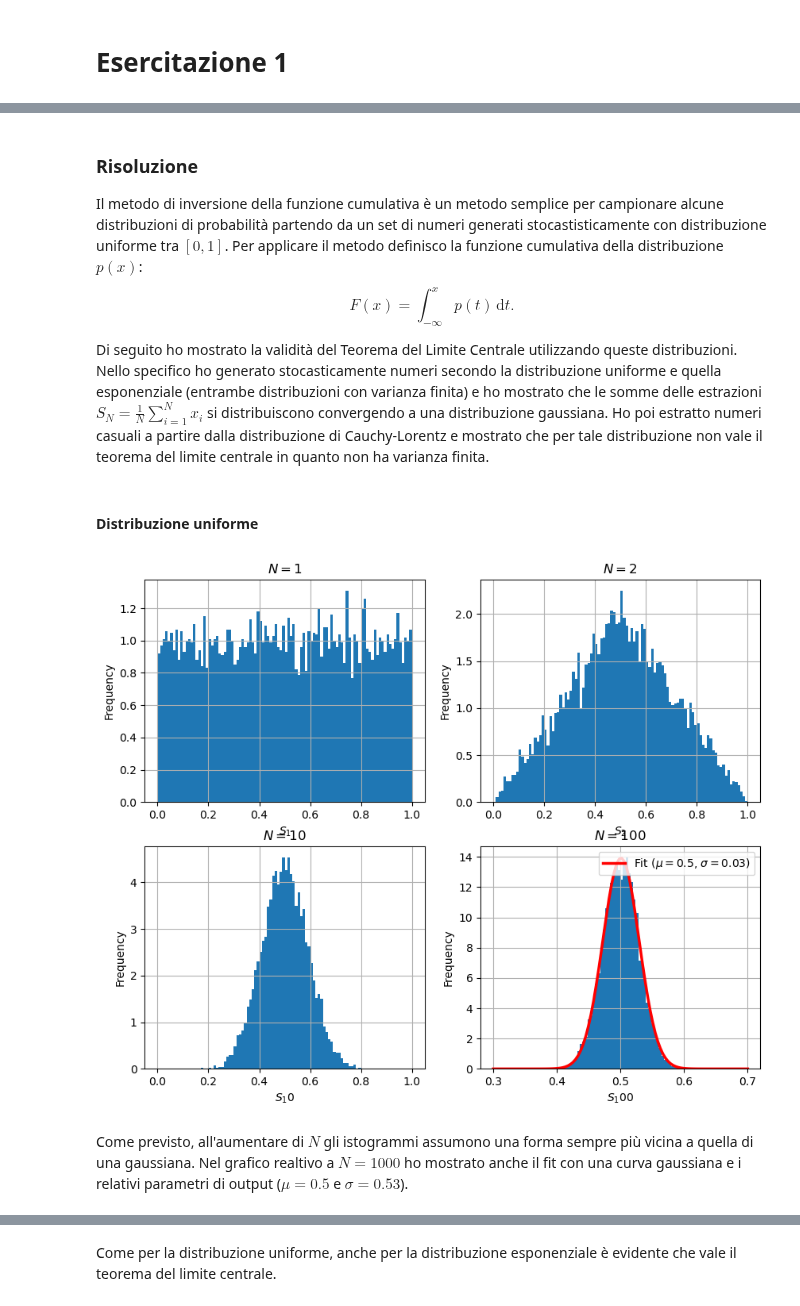
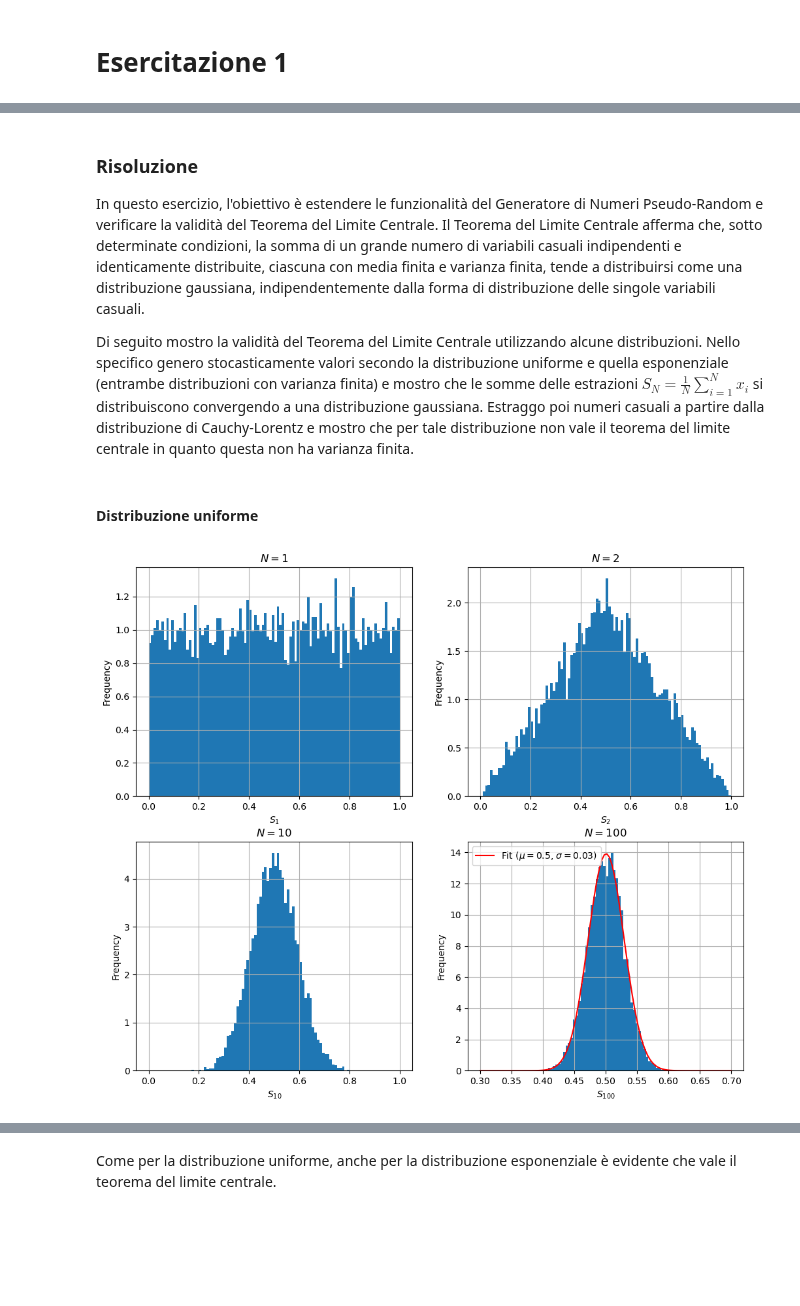
Before and after one commit to matteopicciolini/Numeric-Simulation-Laboratory, a Jupyter notebook: JupyterNotebooks/Exercises_01.ipynb, the cells around one changed output, grey strips where cells are left out. Drawn from its saved outputs; the diff is of its cells as text; code cells hidden in the pictures; blank space fills up the shorter version.

```diff
--- a/JupyterNotebooks/Exercises_01.ipynb
+++ b/JupyterNotebooks/Exercises_01.ipynb
@@ -161,10 +169,10 @@ plt.show()
 Note tha you can try to fit the case $N=100$ with a Gaussian for standard and exponential dices, whereas you should use a Cauchy-Lorentz distribution for the last case.
 # %% [markdown]
 ### Risoluzione
-Il metodo di inversione della funzione cumulativa è un metodo semplice per campionare alcune distribuzioni di probabilità partendo da un set di numeri generati stocastisticamente con distribuzione uniforme tra $\left[0, 1\right]$. Per applicare il metodo definisco la funzione cumulativa della distribuzione $p(x)$:
-$$F(x) = \int_{-\infty}^{x} p(t)\, \mbox{d}t.$$
 
-Di seguito ho mostrato la validità del Teorema del Limite Centrale utilizzando queste distribuzioni. Nello specifico ho generato stocasticamente numeri secondo la distribuzione uniforme e quella esponenziale (entrambe distribuzioni con varianza finita) e ho mostrato che le somme delle estrazioni $S_N = \frac{1}{N} \sum_{i=1}^{N}x_i$ si distribuiscono convergendo a una distribuzione gaussiana. Ho poi estratto numeri casuali a partire dalla distribuzione di Cauchy-Lorentz e mostrato che per tale distribuzione non vale il teorema del limite centrale in quanto non ha varianza finita.
+In questo esercizio, l'obiettivo è estendere le funzionalità del Generatore di Numeri Pseudo-Random e verificare la validità del Teorema del Limite Centrale. Il Teorema del Limite Centrale afferma che, sotto determinate condizioni, la somma di un grande numero di variabili casuali indipendenti e identicamente distribuite, ciascuna con media finita e varianza finita, tende a distribuirsi come una distribuzione gaussiana, indipendentemente dalla forma di distribuzione delle singole variabili casuali.
+
+Di seguito mostro la validità del Teorema del Limite Centrale utilizzando alcune distribuzioni. Nello specifico genero stocasticamente valori secondo la distribuzione uniforme e quella esponenziale (entrambe distribuzioni con varianza finita) e mostro che le somme delle estrazioni $S_N = \frac{1}{N} \sum_{i=1}^{N}x_i$ si distribuiscono convergendo a una distribuzione gaussiana. Estraggo poi numeri casuali a partire dalla distribuzione di Cauchy-Lorentz e mostro che per tale distribuzione non vale il teorema del limite centrale in quanto questa non ha varianza finita.
 # %% [markdown]
 #### Distribuzione uniforme
 # %%
@@ -177,54 +185,52 @@ n_bins = 100
 
 #data acquisition
 Uniform_1, Uniform_2, Uniform_3, Uniform_4 = np.loadtxt("../Data/01.2_standard.dat",
-                                                        usecols = (0,1,2,3), unpack = 'true')
+                                                        usecols = (0, 1, 2, 3), unpack = 'true')
 
 #style
-plt.figure(figsize = (10,8))
+plt.figure(figsize = (12, 10))
 
 #plot
 plt.subplot(2,2,1)
-n, bins, patches = plt.hist(Uniform_1, n_bins, range = (0,1), density = True)
+n, bins, patches = plt.hist(Uniform_1, n_bins, range = (0, 1), density = True)
 plt.grid()
 plt.ylabel("Frequency")
 plt.xlabel("$S_1$")
 plt.title("$N=1$")
 
 plt.subplot(2,2,2)
-n, bins, patches = plt.hist(Uniform_2, n_bins, range = (0,1), density = True)
+n, bins, patches = plt.hist(Uniform_2, n_bins, range = (0, 1), density = True)
 plt.grid()
 plt.ylabel("Frequency")
 plt.xlabel("$S_2$")
 plt.title("$N=2$")
 
 plt.subplot(2,2,3)
-n, bins, patches = plt.hist(Uniform_3, n_bins, range = (0,1), density = True)
+n, bins, patches = plt.hist(Uniform_3, n_bins, range = (0, 1), density = True)
 plt.grid()
 plt.ylabel("Frequency")
-plt.xlabel("$S_10$")
+plt.xlabel("$S_{10}$")
 plt.title("$N=10$")
 
 plt.subplot(2,2,4)
-n, bins, patches = plt.hist(Uniform_4, n_bins, range = (0.3,0.7), density= True)
+n, bins, patches = plt.hist(Uniform_4, n_bins, range = (0.3, 0.7), density = True)
 plt.grid()
 plt.ylabel("Frequency")
-plt.xlabel("$S_100$")
+plt.xlabel("$S_{100}$")
 plt.title("$N=100$")
 
 #fit
 bins = np.linspace(0.3,0.7, 10001)
 data_entries, bins = np.histogram(Uniform_4, bins = bins, density = True)
 binscenters = np.array([0.5 * (bins[i] + bins[i+1]) for i in range(len(bins)-1)])
 popt, pcov = curve_fit(gauss, binscenters, data_entries)
 xspace = np.linspace(0.3,0.7,100)
 y_fit = gauss(xspace, popt[0], popt[1])
 
 #plot fit
 lab ='Fit ($\mu=$' + str(round(popt[0],2)) + ', $\sigma=$' + str(round(popt[1],2)) + ')'
-plt.plot(xspace, y_fit, color = 'red', linewidth = 2.5, label = lab)
+plt.plot(xspace, y_fit, color = 'red',  label = lab)
 plt.legend()
 plt.show()
 # %% [output]
-[figure, old version]
+[figure, new version]
-# %% [markdown]
-Come previsto, all'aumentare di $N$ gli istogrammi assumono una forma sempre più vicina a quella di una gaussiana. Nel grafico realtivo a $N=1000$ ho mostrato anche il fit con una curva gaussiana e i relativi parametri di output ($\mu=0.5$ e $\sigma = 0.53$).
```
Also changed, not shown: parts of 27 cells of this notebook, 3 other files.
